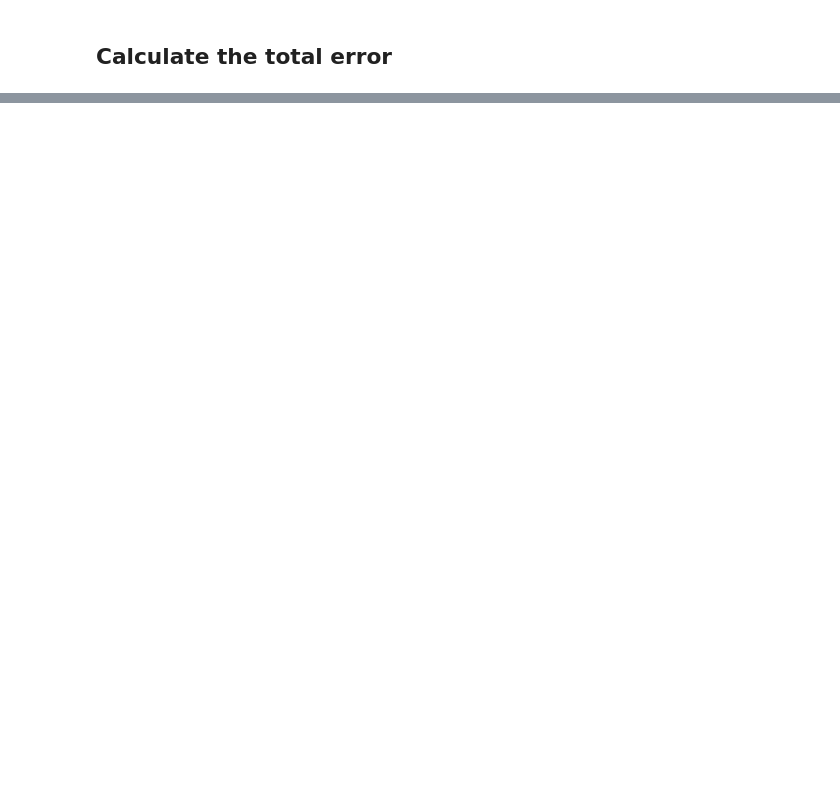
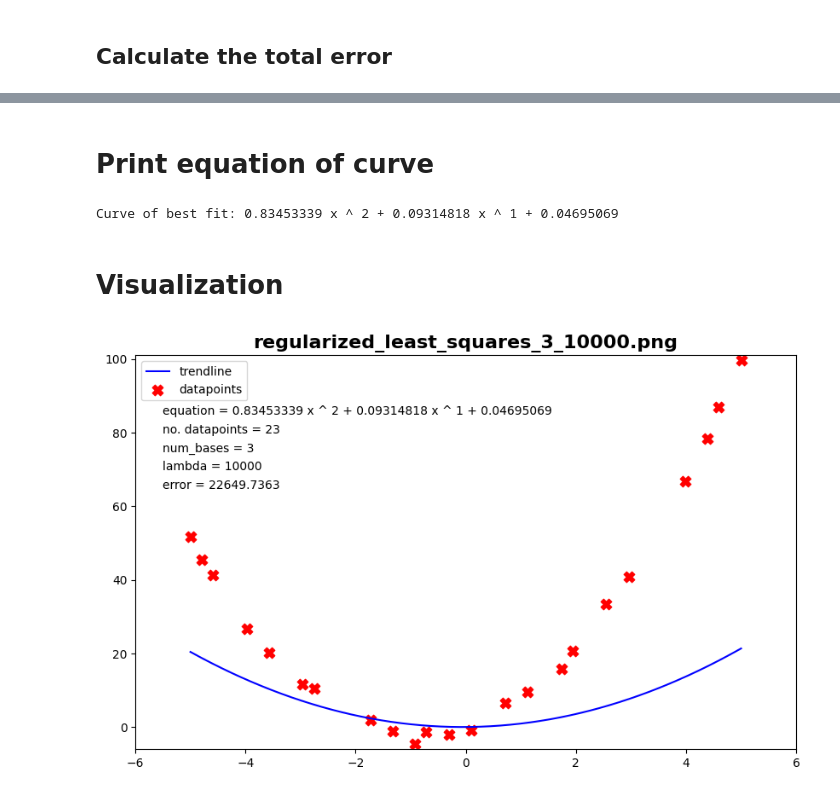
Before and after one commit to simonqq21/ML_HW1, a Jupyter notebook: regularized_least_squares.ipynb, the cells around one changed output, grey strips where cells are left out. Saved outputs shown, nothing was run; the diff lists cells and outputs as text; code cells hidden in the pictures; blank space fills up the shorter version.

Commit message:
printing equation visualization error DIY matrix functions

```diff
--- a/regularized_least_squares.ipynb
+++ b/regularized_least_squares.ipynb
@@ -258,0 +299,5 @@ L,U
+# %%
+# x = (A^t A + lI)^-1 A^t b
+# LU = A^t A + lI
+L, U = diy_lu_decomposition(diy_dot(A_t, A) + lambda_val * I)
+L,U
@@ -260,6 +312,6 @@ L,U
 # x = (LU)^-1 A^t b
 # LUx = A^t b = c
 
-c = np.dot(A_t, b)
+c = diy_dot(A_t, b)
 c
 # %% [output]
@@ -333,8 +385,9 @@ array([-0.2314002,  4.90619  ,  3.0238533], dtype=float32)
 # regressed_y_vals
 # %%
 def compute_error(A, x, b):
-    Ax = np.dot(A, x)
-    error = np.sum(np.abs(Ax - b) ** 2)
+    Ax = diy_dot(A, x)
+
+    error = diy_sum(diy_abs(Ax - b) ** 2)
     return error
 # %%
 error = compute_error(A, x, b)
@@ -343,0 +397,19 @@ Total error: 26.55995949938412
+# %% [markdown]
+# Print equation of curve
+# %%
+equation = ""
+if x[-1] < -1:
+    equation += "-"
+for i in range(num_polynomial_bases-1,-1,-1):
+    equation += f"{abs(x[i]):.8f} "
+    if i > 0:
+        equation += f"x ^ {i} "
+        if x[i-1] < 0:
+            equation += "- "
+        else:
+            equation += "+ "
+print(f"Curve of best fit: {equation}")
+# %% [output]
+Curve of best fit: 0.83453339 x ^ 2 + 0.09314818 x ^ 1 + 0.04695069
+# %% [markdown]
+# Visualization
@@ -343,0 +459,9 @@ Total error: 26.55995949938412
+# %%
+plot_datapoints_trendline(datapoints_arr,
+                          num_polynomial_bases,
+                          lambda_val,
+                          equation,
+                          error,
+                          f"regularized_least_squares_{num_polynomial_bases}_{lambda_val}.png")
+# %% [output]
+[figure, added]
```
Also changed, not shown: parts of 30 cells of this notebook, 8 other files.
